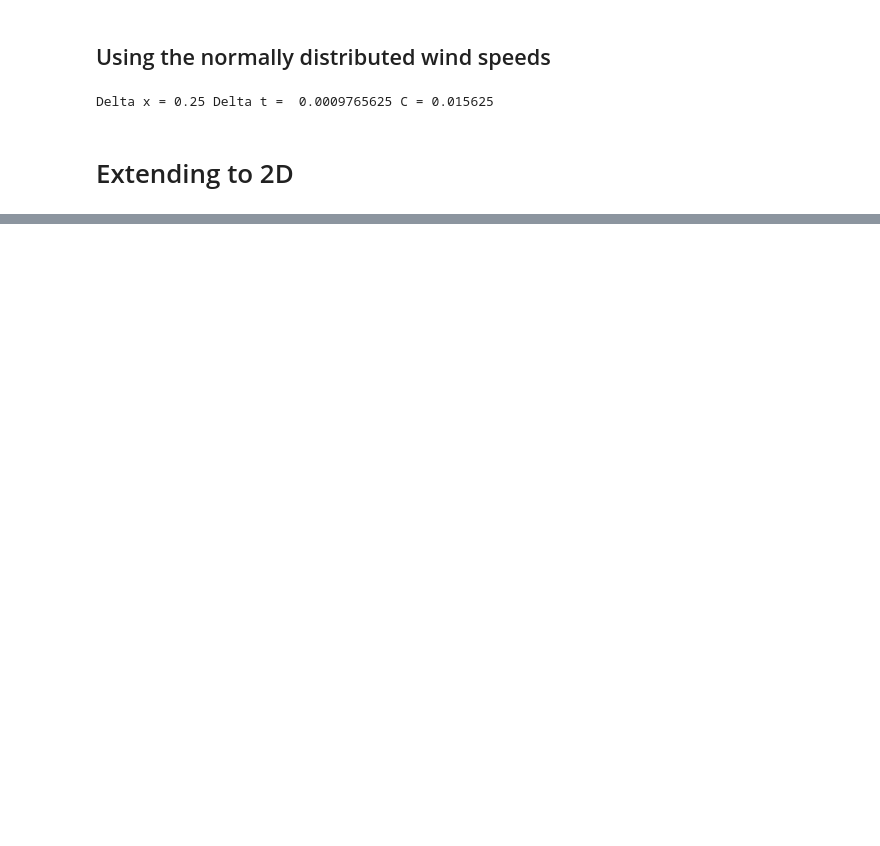
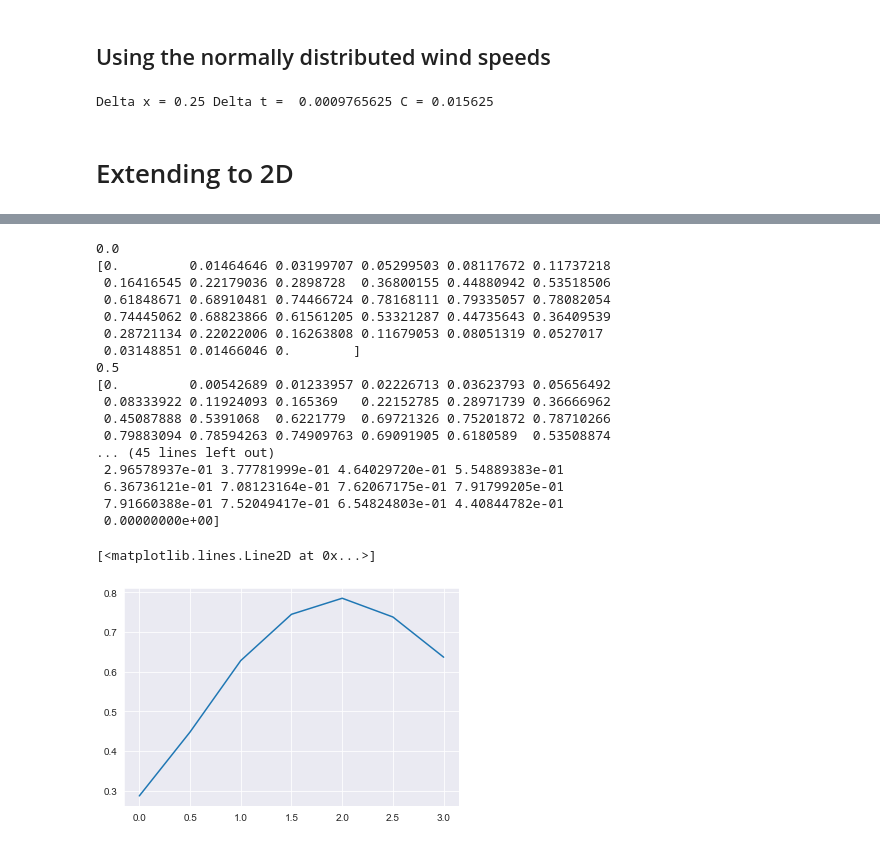
Before and after one commit to ktadgh/Air-Pollution, a Jupyter notebook: Air Polution.ipynb, the cells around one changed output, grey strips where cells are left out. Drawn from its saved outputs; the diff is of its cells as text; code cells hidden in the pictures; blank space fills up the shorter version.

```diff
--- a/Air Polution.ipynb
+++ b/Air Polution.ipynb
@@ -284,0 +363,34 @@ MovieWriter ffmpeg unavailable; using Pillow instead.
+# %%
+concentrations = []
+speeds = []
+
+# change this to include standard deviation as well
+for s in range(0,31,5):
+    speed = s/10
+    U1 = sim(speed, 0, 2**12)
+    print(speed)
+    print(U1[-1,:,16])
+    concentrations.append(U1[-1,24,16])
+    speeds.append(speed)
+
+plt.plot(speeds,concentrations)
+# %% [output]
+0.0
+[0.         0.01464646 0.03199707 0.05299503 0.08117672 0.11737218
+ 0.16416545 0.22179036 0.2898728  0.36800155 0.44880942 0.53518506
+ 0.61848671 0.68910481 0.74466724 0.78168111 0.79335057 0.78082054
+ 0.74445062 0.68823866 0.61561205 0.53321287 0.44735643 0.36409539
+ 0.28721134 0.22022006 0.16263808 0.11679053 0.08051319 0.0527017
+ 0.03148851 0.01466046 0.        ]
+0.5
+[0.         0.00542689 0.01233957 0.02226713 0.03623793 0.05656492
+ 0.08333922 0.11924093 0.165369   0.22152785 0.28971739 0.36666962
+ 0.45087888 0.5391068  0.6221779  0.69721326 0.75201872 0.78710266
+ 0.79883094 0.78594263 0.74909763 0.69091905 0.6180589  0.53508874
+... (45 lines left out)
+ 2.96578937e-01 3.77781999e-01 4.64029720e-01 5.54889383e-01
+ 6.36736121e-01 7.08123164e-01 7.62067175e-01 7.91799205e-01
+ 7.91660388e-01 7.52049417e-01 6.54824803e-01 4.40844782e-01
+ 0.00000000e+00]
+[<matplotlib.lines.Line2D at 0x...>]
+[figure, added]
```
Also changed, not shown: parts of 15 cells of this notebook.
